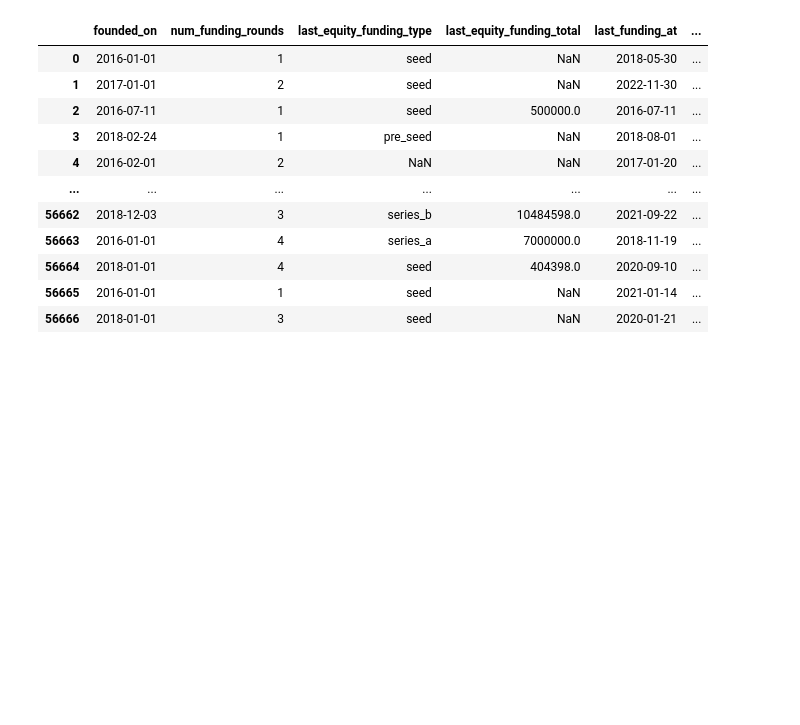
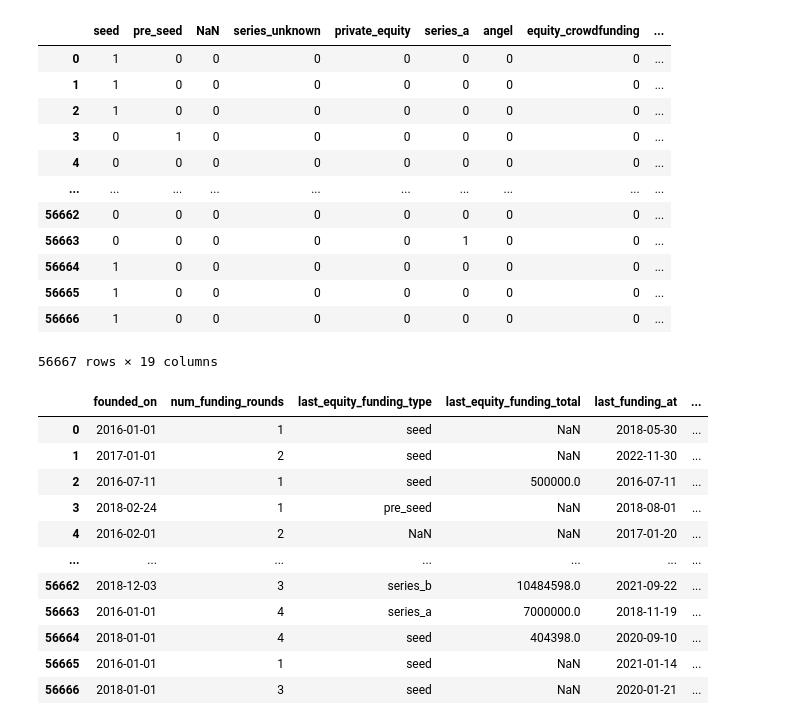
Before and after one commit to annabeldg/startup_project, a Jupyter notebook: test_data.ipynb, the cells around one changed output. Saved outputs shown, nothing was run; the diff lists cells and outputs as text; code cells hidden in the pictures; blank space fills up the shorter version.

```diff
--- a/test_data.ipynb
+++ b/test_data.ipynb
@@ -7,0 +91,3 @@ from preprocessing.encode import one_hot_encode
+# %%
+countries = one_hot_encode_headquarters_Country(data_2, 'headquartersCountry')
+countries.head()
@@ -7,0 +102,2 @@ from preprocessing.encode import one_hot_encode
+# %%
+countries.drop(columns=[np.nan], inplace=True)
@@ -7,0 +116,3 @@ from preprocessing.encode import one_hot_encode
+# %%
+joined = data_2.join(countries)
+joined.head()
@@ -7,0 +127,2 @@ from preprocessing.encode import one_hot_encode
+# %%
+joined.drop(columns='headquartersCountry', inplace=True)
@@ -7,0 +145,21 @@ from preprocessing.encode import one_hot_encode
+# %%
+from preprocessing.encode import one_hot_encode_last_equity_funding_type
+from preprocessing.encode import drop_columns
+
+left = one_hot_encode_last_equity_funding_type(joined, 'last_equity_funding_type')
+#left = drop_columns(left)
+left
+# %% [output]
+|  | seed | pre_seed | NaN | series_unknown | private_equity | series_a | angel | equity_crowdfunding | ... |
+| 0 | 1 | 0 | 0 | 0 | 0 | 0 | 0 | 0 | ... |
+| 1 | 1 | 0 | 0 | 0 | 0 | 0 | 0 | 0 | ... |
+| 2 | 1 | 0 | 0 | 0 | 0 | 0 | 0 | 0 | ... |
+| 3 | 0 | 1 | 0 | 0 | 0 | 0 | 0 | 0 | ... |
+| 4 | 0 | 0 | 0 | 0 | 0 | 0 | 0 | 0 | ... |
+| ... | ... | ... | ... | ... | ... | ... | ... | ... | ... |
+| 56662 | 0 | 0 | 0 | 0 | 0 | 0 | 0 | 0 | ... |
+| 56663 | 0 | 0 | 0 | 0 | 0 | 1 | 0 | 0 | ... |
+| 56664 | 1 | 0 | 0 | 0 | 0 | 0 | 0 | 0 | ... |
+| 56665 | 1 | 0 | 0 | 0 | 0 | 0 | 0 | 0 | ... |
+| 56666 | 1 | 0 | 0 | 0 | 0 | 0 | 0 | 0 | ... |
+56667 rows × 19 columns
```
Also changed, not shown: parts of 21 cells of this notebook, 4 other files.
